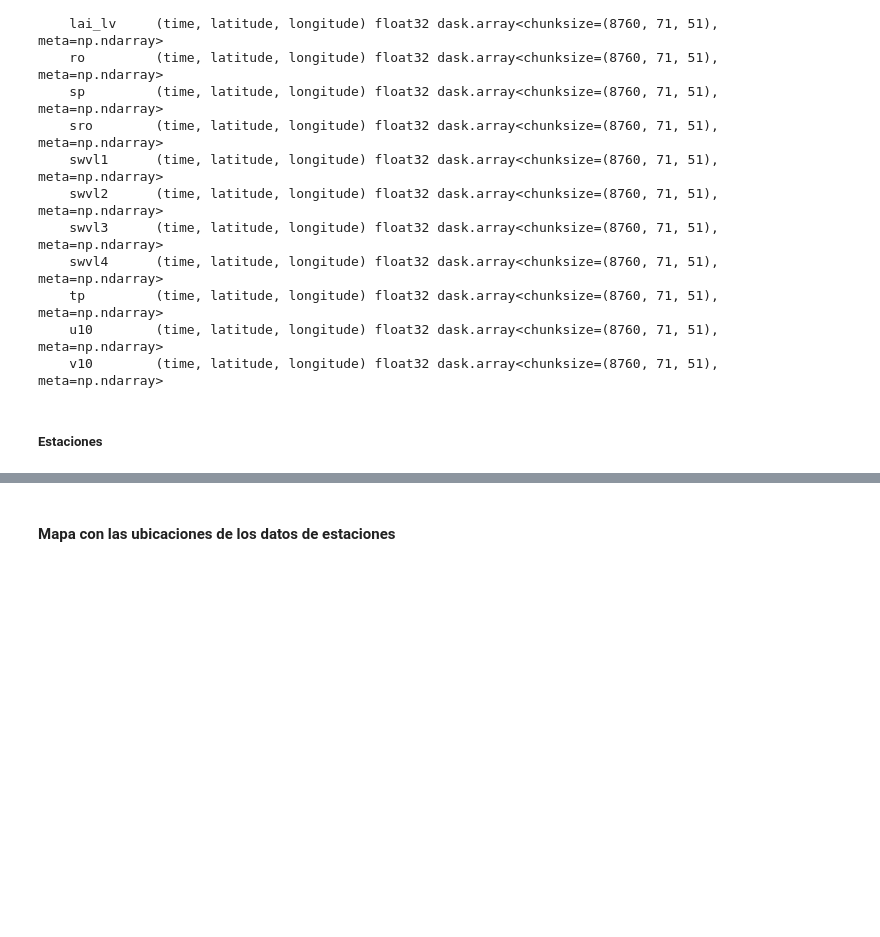
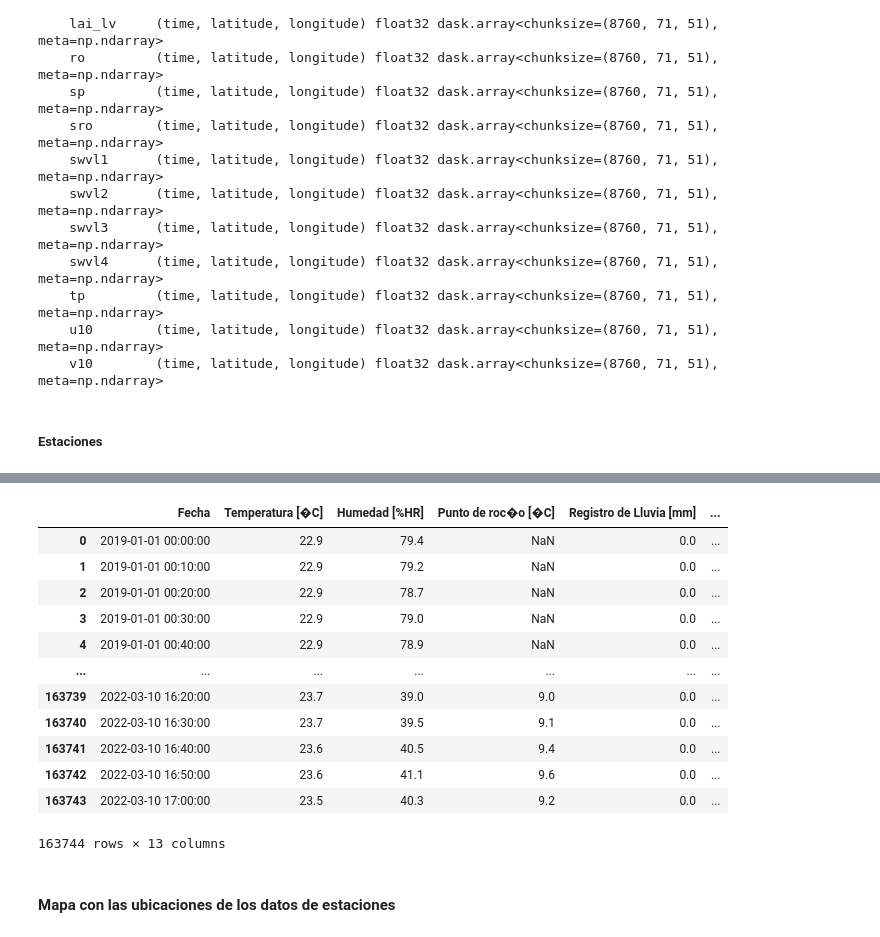
Before and after one commit to JulianGiles/flash_flood_ML, a Jupyter notebook: data_selection_and_comparison.ipynb, the cells around one changed output, grey strips where cells are left out. Saved outputs shown, nothing was run; the diff lists cells and outputs as text; code cells hidden in the pictures; blank space fills up the shorter version.

```diff
--- a/data_selection_and_comparison.ipynb
+++ b/data_selection_and_comparison.ipynb
@@ -178,6 +180,22 @@ for nombre in ubicaciones['nombre']:
 
                 elif 'Fecha y Hora' in datos[nombre].columns:
                     datos[nombre] = pd.read_csv(obs_path+file, sep=';', skip_blank_lines=True, header=1, parse_dates=['Fecha y Hora'], dayfirst=True).dropna(how='all')
+# %%
+datos['FAV - UNRC']
+# %% [output]
+|  | Fecha | Temperatura [�C] | Humedad [%HR] | Punto de roc�o [�C] | Registro de Lluvia [mm] | ... |
+| 0 | 2019-01-01 00:00:00 | 22.9 | 79.4 | NaN | 0.0 | ... |
+| 1 | 2019-01-01 00:10:00 | 22.9 | 79.2 | NaN | 0.0 | ... |
+| 2 | 2019-01-01 00:20:00 | 22.9 | 78.7 | NaN | 0.0 | ... |
+| 3 | 2019-01-01 00:30:00 | 22.9 | 79.0 | NaN | 0.0 | ... |
+| 4 | 2019-01-01 00:40:00 | 22.9 | 78.9 | NaN | 0.0 | ... |
+| ... | ... | ... | ... | ... | ... | ... |
+| 163739 | 2022-03-10 16:20:00 | 23.7 | 39.0 | 9.0 | 0.0 | ... |
+| 163740 | 2022-03-10 16:30:00 | 23.7 | 39.5 | 9.1 | 0.0 | ... |
+| 163741 | 2022-03-10 16:40:00 | 23.6 | 40.5 | 9.4 | 0.0 | ... |
+| 163742 | 2022-03-10 16:50:00 | 23.6 | 41.1 | 9.6 | 0.0 | ... |
+| 163743 | 2022-03-10 17:00:00 | 23.5 | 40.3 | 9.2 | 0.0 | ... |
+163744 rows × 13 columns
 # %% [markdown]
 #### Mapa con las ubicaciones de los datos de estaciones
 # %%
```
Also changed, not shown: parts of 4 cells of this notebook, 1 other file.
